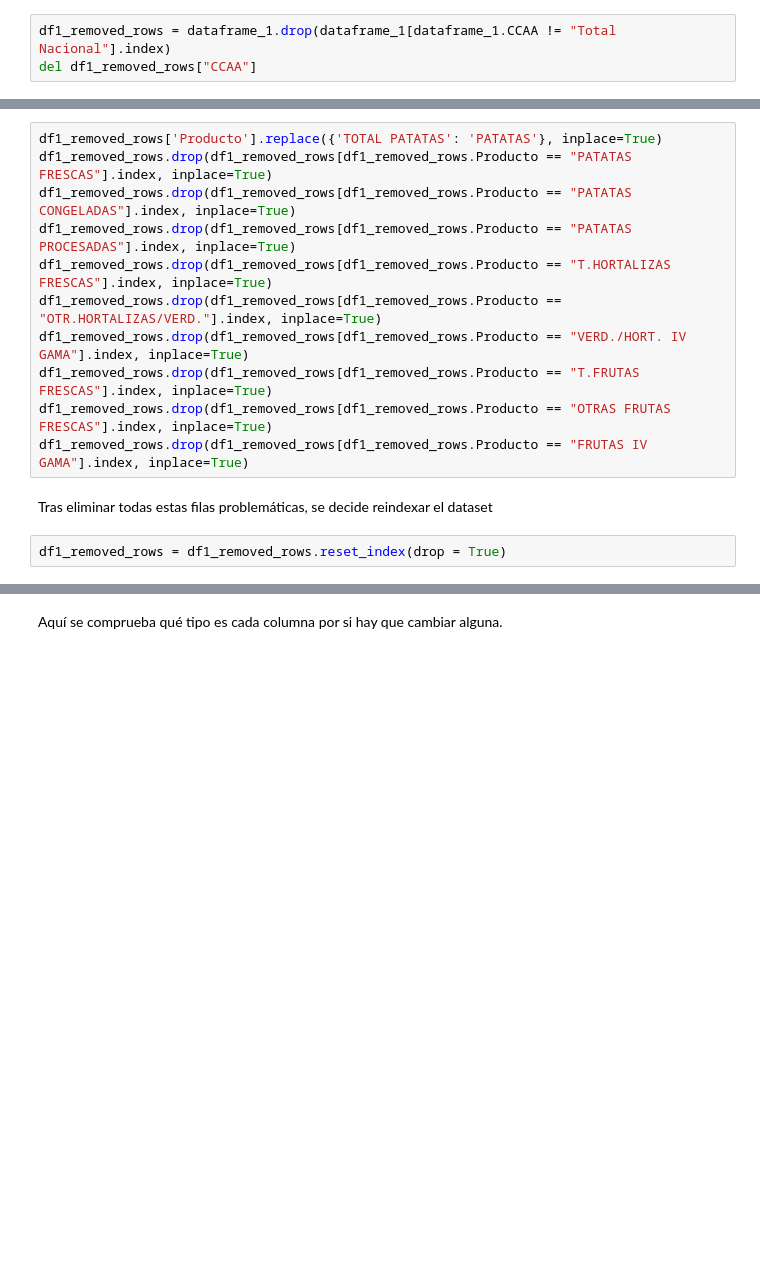
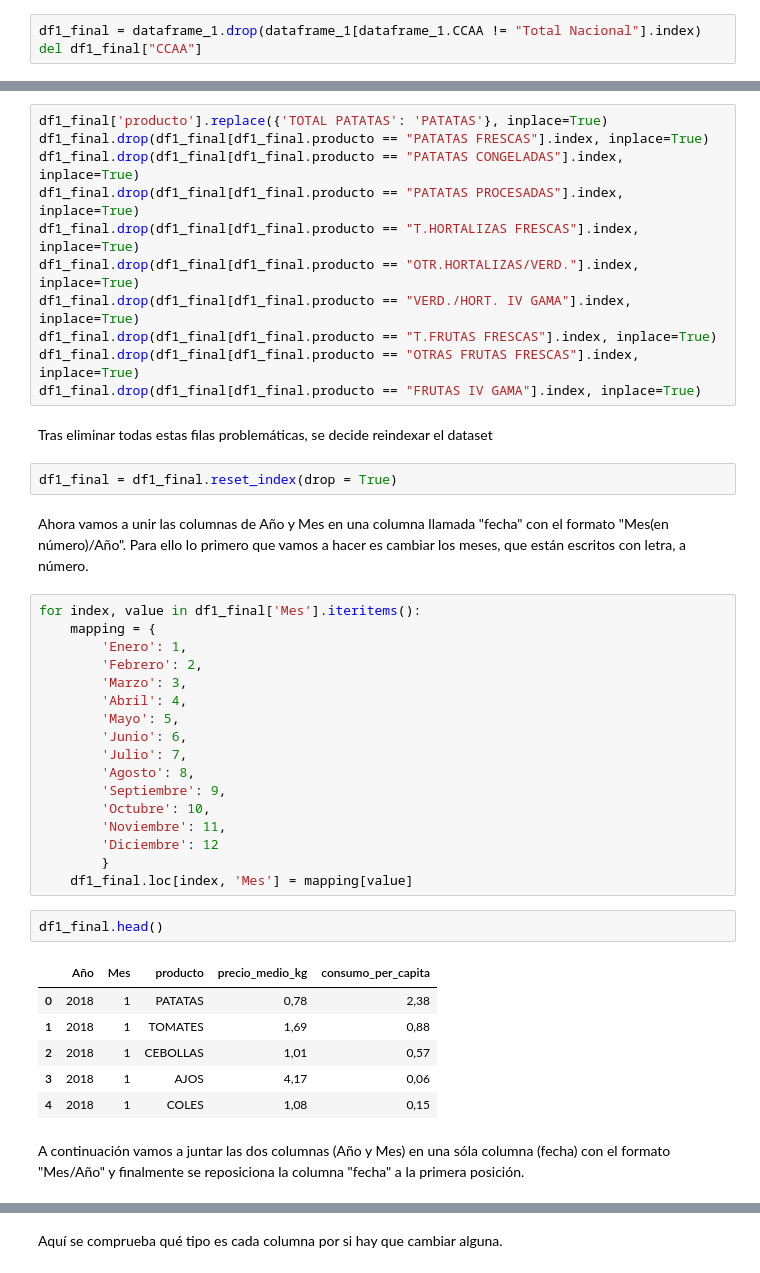
Before and after one commit to AdrianRuiz6/Mineria, a Jupyter notebook: AgroAnalisis.ipynb, the cells around one changed output, grey strips where cells are left out. Cells and saved outputs as stored; diff of their text form; blank space fills up the shorter version.

```diff
--- a/AgroAnalisis.ipynb
+++ b/AgroAnalisis.ipynb
@@ -76,23 +94,53 @@ False
 Primero vamos a quitar los datos de las comunidades autónomas dejando solo los datos nacionales. Esto es debido a que los datos de comunidades autónomas los tenemos en otro dataset ya más completo.
 A continuación eliminamos la columna de CCAA, como dijimos previamente, porque ya no la necesitamos.
 # %%
-df1_removed_rows = dataframe_1.drop(dataframe_1[dataframe_1.CCAA != "Total Nacional"].index)
-del df1_removed_rows["CCAA"]
+df1_final = dataframe_1.drop(dataframe_1[dataframe_1.CCAA != "Total Nacional"].index)
+del df1_final["CCAA"]
 # %% [markdown]
 A continuación primero se cambia el nombre del producto "TOTAL PATATAS" a "PATATAS" debido a que hay muchos tipos de patatas y este los aúna todos. Entonces una vez cambiado el nombre eliminamos los demas productos referentes a patatas específicas.
 Finalmente eliminamos los productos que aúnan multiples productos en uno solo estilo "Total hortalizas frescas" que lo único que hace es sumar los datos de todas las hortalizas.
 # %%
-df1_removed_rows['Producto'].replace({'TOTAL PATATAS': 'PATATAS'}, inplace=True)
-df1_removed_rows.drop(df1_removed_rows[df1_removed_rows.Producto == "PATATAS FRESCAS"].index, inplace=True)
-df1_removed_rows.drop(df1_removed_rows[df1_removed_rows.Producto == "PATATAS CONGELADAS"].index, inplace=True)
-df1_removed_rows.drop(df1_removed_rows[df1_removed_rows.Producto == "PATATAS PROCESADAS"].index, inplace=True)
-df1_removed_rows.drop(df1_removed_rows[df1_removed_rows.Producto == "T.HORTALIZAS FRESCAS"].index, inplace=True)
-df1_removed_rows.drop(df1_removed_rows[df1_removed_rows.Producto == "OTR.HORTALIZAS/VERD."].index, inplace=True)
-df1_removed_rows.drop(df1_removed_rows[df1_removed_rows.Producto == "VERD./HORT. IV GAMA"].index, inplace=True)
-df1_removed_rows.drop(df1_removed_rows[df1_removed_rows.Producto == "T.FRUTAS FRESCAS"].index, inplace=True)
-df1_removed_rows.drop(df1_removed_rows[df1_removed_rows.Producto == "OTRAS FRUTAS FRESCAS"].index, inplace=True)
-df1_removed_rows.drop(df1_removed_rows[df1_removed_rows.Producto == "FRUTAS IV GAMA"].index, inplace=True)
+df1_final['producto'].replace({'TOTAL PATATAS': 'PATATAS'}, inplace=True)
+df1_final.drop(df1_final[df1_final.producto == "PATATAS FRESCAS"].index, inplace=True)
+df1_final.drop(df1_final[df1_final.producto == "PATATAS CONGELADAS"].index, inplace=True)
+df1_final.drop(df1_final[df1_final.producto == "PATATAS PROCESADAS"].index, inplace=True)
+df1_final.drop(df1_final[df1_final.producto == "T.HORTALIZAS FRESCAS"].index, inplace=True)
+df1_final.drop(df1_final[df1_final.producto == "OTR.HORTALIZAS/VERD."].index, inplace=True)
+df1_final.drop(df1_final[df1_final.producto == "VERD./HORT. IV GAMA"].index, inplace=True)
+df1_final.drop(df1_final[df1_final.producto == "T.FRUTAS FRESCAS"].index, inplace=True)
+df1_final.drop(df1_final[df1_final.producto == "OTRAS FRUTAS FRESCAS"].index, inplace=True)
+df1_final.drop(df1_final[df1_final.producto == "FRUTAS IV GAMA"].index, inplace=True)
 # %% [markdown]
 Tras eliminar todas estas filas problemáticas, se decide reindexar el dataset
 # %%
-df1_removed_rows = df1_removed_rows.reset_index(drop = True)
+df1_final = df1_final.reset_index(drop = True)
+# %% [markdown]
+Ahora vamos a unir las columnas de Año y Mes en una columna llamada "fecha" con el formato "Mes(en número)/Año". Para ello lo primero que vamos a hacer es cambiar los meses, que están escritos con letra, a número.
+# %%
+for index, value in df1_final['Mes'].iteritems():
+    mapping = {
+        'Enero': 1,
+        'Febrero': 2,
+        'Marzo': 3,
+        'Abril': 4,
+        'Mayo': 5,
+        'Junio': 6,
+        'Julio': 7,
+        'Agosto': 8,
+        'Septiembre': 9,
+        'Octubre': 10,
+        'Noviembre': 11,
+        'Diciembre': 12
+        }
+    df1_final.loc[index, 'Mes'] = mapping[value]
+# %%
+df1_final.head()
+# %% [output]
+|  | Año | Mes | producto | precio_medio_kg | consumo_per_capita |
+| 0 | 2018 | 1 | PATATAS | 0,78 | 2,38 |
+| 1 | 2018 | 1 | TOMATES | 1,69 | 0,88 |
+| 2 | 2018 | 1 | CEBOLLAS | 1,01 | 0,57 |
+| 3 | 2018 | 1 | AJOS | 4,17 | 0,06 |
+| 4 | 2018 | 1 | COLES | 1,08 | 0,15 |
+# %% [markdown]
+A continuación vamos a juntar las dos columnas (Año y Mes) en una sóla columna (fecha) con el formato "Mes/Año" y finalmente se reposiciona la columna "fecha" a la primera posición.
```
Also changed, not shown: parts of 80 cells of this notebook.
